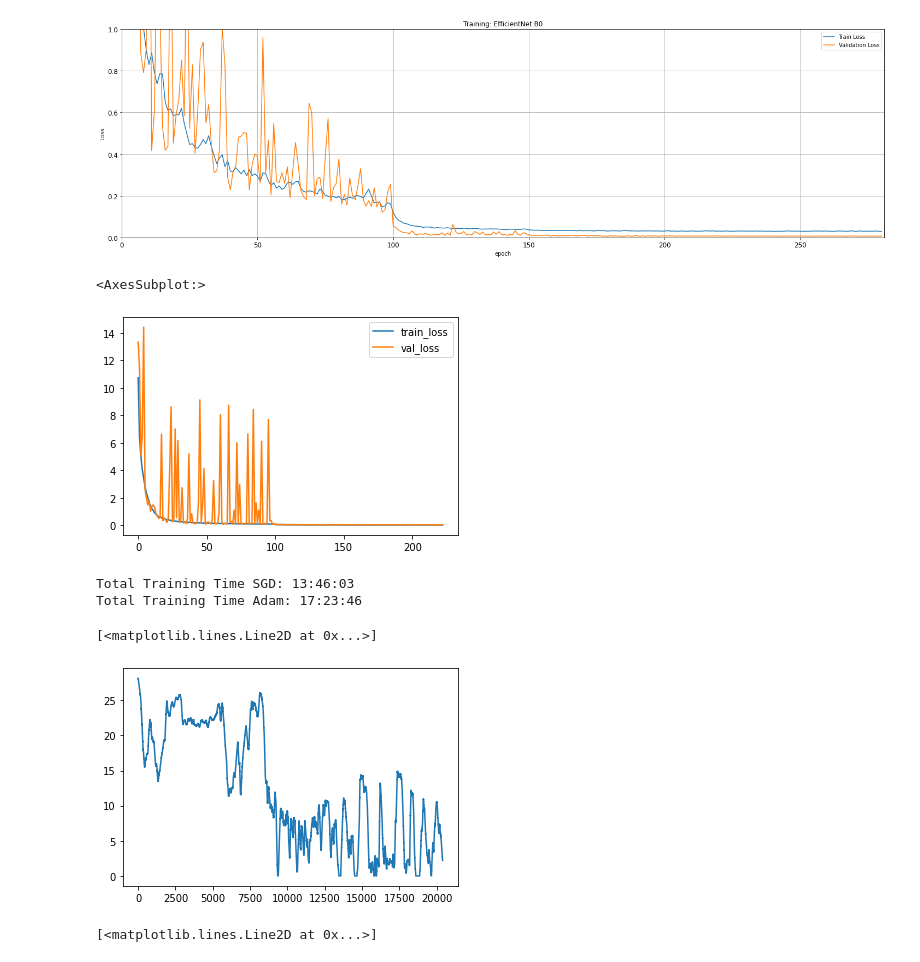
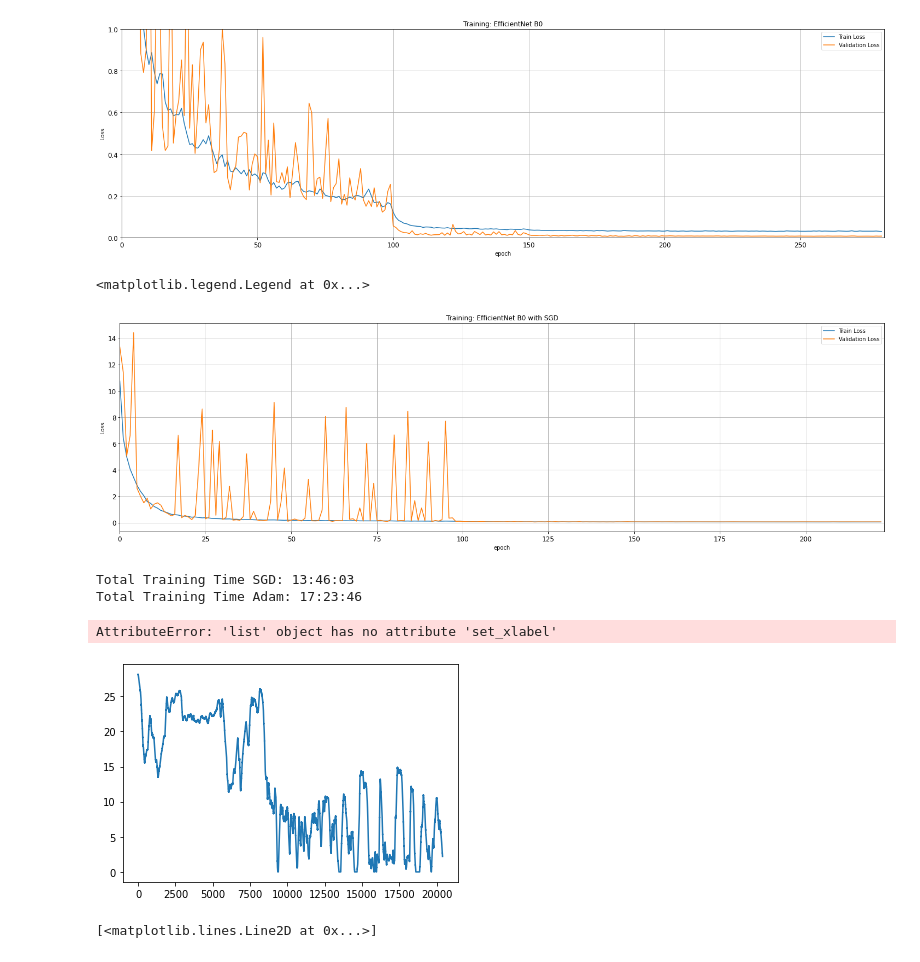
Before and after one commit to tomasort/DLS-Project, a Jupyter notebook: visualizations.ipynb, the cells around one changed output. Drawn from its saved outputs; the diff is of its cells as text; code cells hidden in the pictures.

```diff
--- a/visualizations.ipynb
+++ b/visualizations.ipynb
@@ -30,12 +30,17 @@ plt.legend(["Train Loss", "Validation Loss"], loc=0)
 # %% [output]
 <matplotlib.legend.Legend at 0x...>
 [figure]
-# %%
-sgd_df = pd.read_csv("./results_sgd/training_info.csv")
-sgd_df[['train_loss', 'val_loss']].plot()
-# %% [output]
-<AxesSubplot:>
-[figure, removed]
+# %%
+sgd_df = pd.read_csv("./results_sgd/training_info.csv")
+ax = sgd_df[['train_loss', 'val_loss']].plot(title='Training: EfficientNet B0 with SGD', figsize=(25, 7), fontsize=12, grid=True)
+ax.set_xlabel("epoch")
+ax.set_ylabel("Loss")
+# ax.set_ylim([0, 1])
+ax.set_xlim([0, len(sgd_df)])
+plt.legend(["Train Loss", "Validation Loss"], loc=0)
+# %% [output]
+<matplotlib.legend.Legend at 0x...>
+[figure, added]
 # %%
 import time
 def get_training_time(df):
@@ -54,8 +59,12 @@ train_labels = [float(l.replace('\n', '')) for l in train_labels]
 test_labels = [float(l.replace('\n', '')) for l in test_labels]
 # %%
 plt.plot([i for i in range(len(train_labels))], train_labels)
+ax.set_xlabel("frames")
+ax.set_ylabel("speed")
+# ax.set_ylim([0, 1])
+# ax.set_xlim([0, len(adam_df)])
 # %% [output]
-[<matplotlib.lines.Line2D at 0x...>]
+AttributeError: 'list' object has no attribute 'set_xlabel'
 [figure]
 # %%
 t = test_labels
```
Also changed, not shown: parts of 1 cell of this notebook, 4 other files.
